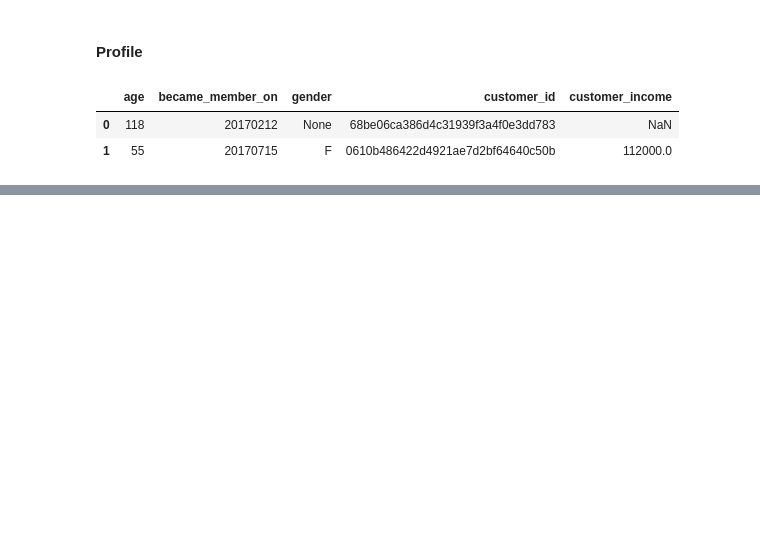
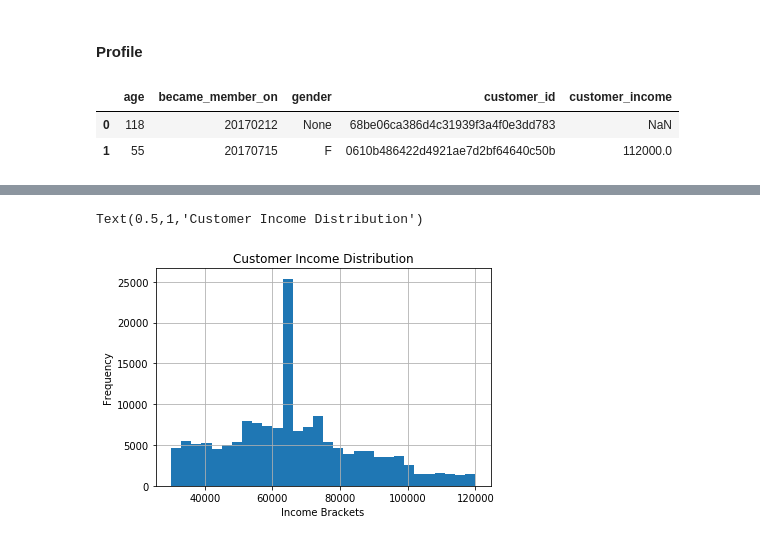
Before and after one commit to kashyapbarua/starbucks-analysis, a Jupyter notebook: Starbucks_Capstone_notebook.ipynb, the cells around one changed output, grey strips where cells are left out. Saved outputs shown, nothing was run; the diff lists cells and outputs as text; code cells hidden in the pictures; blank space fills up the shorter version.

```diff
--- a/Starbucks_Capstone_notebook.ipynb
+++ b/Starbucks_Capstone_notebook.ipynb
@@ -284,0 +358,3 @@ profile_renamed.head(2)
+# %%
+transcript_renamed_cols = {'person':'customer_id'}
+transcript_renamed = rename_column(transcript, transcript_renamed_cols)
@@ -284,0 +370,28 @@ profile_renamed.head(2)
+# %%
+def transcript_clean(df):
+    """
+    Input
+    df: data frame
+
+    Output
+    df: output data frame cleaned and parsed for the dictionary column 'value'
+    """
+
+    # Expand the dictionary based column to singular columns
+    df['offer_id'] = df['value'].apply(lambda x: x.get('offer_id'))
+    df['offer id'] = df['value'].apply(lambda x: x.get('offer id'))
+    df['money_gained'] = df['value'].apply(lambda x: x.get('reward'))
+    df['money_spent'] = df['value'].apply(lambda x: x.get('amount'))
+
+    # Move 'offer id' values into 'offer_id'
+    df['offer_id'] = df.apply(lambda x : x['offer id'] if x['offer_id'] == None else x['offer_id'], axis=1)
+
+    # Drop 'offer id' column
+    df.drop(['offer id' , 'value'] , axis=1, inplace=True)
+
+    # Replace NANs
+    df.fillna(0 , inplace=True)
+
+    return df
+# %%
+transcript_clean = transcript_clean(transcript_renamed)
@@ -284,0 +411,3 @@ profile_renamed.head(2)
+# %%
+merged_df = pd.merge(portfolio_renamed, transcript_clean, on='offer_id')
+merged_df = pd.merge(merged_df, profile_clean, on='customer_id')
@@ -284,0 +446,8 @@ profile_renamed.head(2)
+# %%
+merged_df.customer_income.hist(bins = 30)
+plt.xlabel('Income Brackets')
+plt.ylabel('Frequency')
+plt.title('Customer Income Distribution')
+# %% [output]
+Text(0.5,1,'Customer Income Distribution')
+[figure, added]
```
Also changed, not shown: parts of 58 cells of this notebook.
